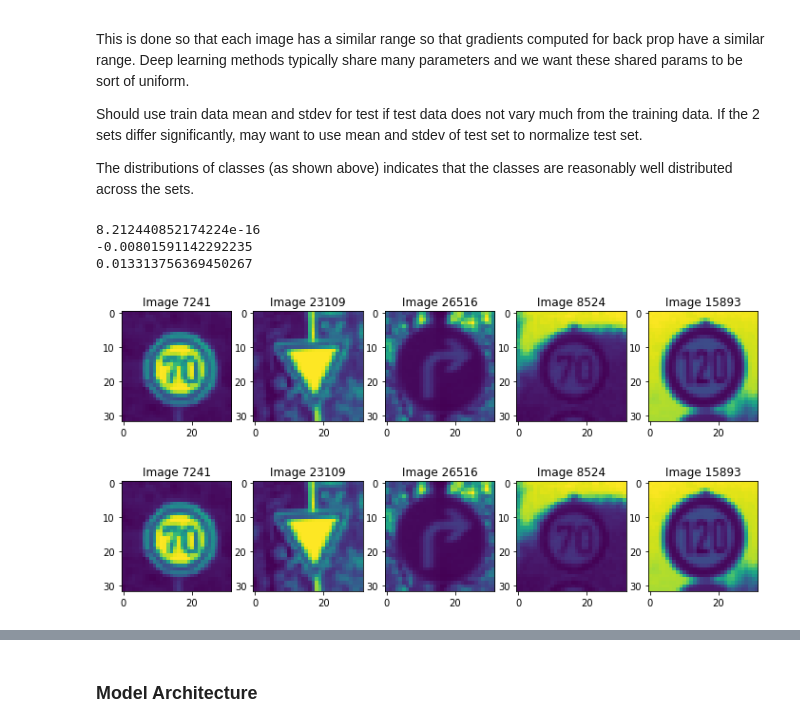
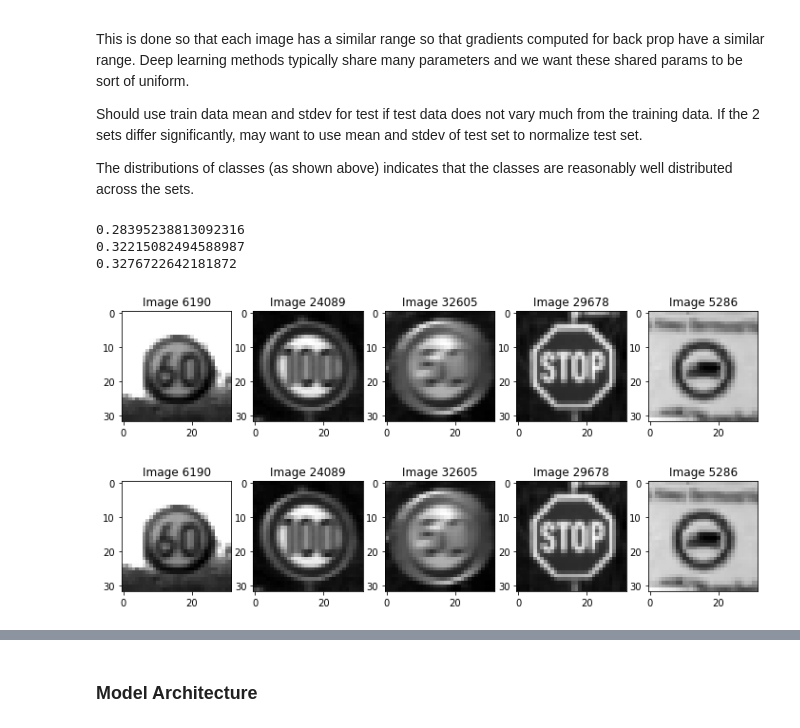
Before and after one commit to mjg042/TrafficSignClassifierHW, a Jupyter notebook: Traffic_Sign_Classifier.ipynb, the cells around one changed output, grey strips where cells are left out. Cells and saved outputs as stored; diff of their text form; code cells hidden in the pictures.

```diff
--- a/Traffic_Sign_Classifier.ipynb
+++ b/Traffic_Sign_Classifier.ipynb
@@ -258,0 +616,18 @@ X_valid = X_valid_gray
+# %%
+"""
+blur
+"""
+idx = np.random.choice(len(X_train_aug), nAugment)
+xaug = X_train_aug[idx,:]
+yaug = y_train_aug[idx]
+xaugTran = CreateNewSetOfImages(xaug, 'blur')
+
+X_train_aug = np.concatenate((X_train_aug, xaugTran), axis=0)
+y_train_aug = np.concatenate((y_train_aug, yaug), axis=0)
+
+nrows = 1
+n = 5
+idx = np.random.choice(len(xaug), n)
+PlotMultipleImages(nrows, n, idx, xaug, cmap='gray')
+print('blur')
+PlotMultipleImages(nrows, n, idx, xaugTran, cmap='gray')
@@ -279,31 +664,49 @@ to use mean and stdev of test set to normalize test set.
 The distributions of classes (as shown above) indicates that the classes are
 reasonably well distributed across the sets.
 # %%
-Xmean = np.mean(X_train)
-Xstdv = np.std(X_train)
-
-XnormTrain = (X_train - Xmean)/Xstdv
+Xmean = np.mean(X_train_aug)
+Xstdv = np.std(X_train_aug)
+"""
+# normalize with the mean and/or stdv from the training set only.
+XnormTrain = (X_train_aug - Xmean)/Xstdv
 XnormTest  = (X_test  - Xmean)/Xstdv
 XnormValid = (X_valid - Xmean)/Xstdv
 
+# normalize with mean
+XnormTrain = X_train_aug/Xmean
+XnormTest  = X_test/Xmean
+XnormValid = X_valid/Xmean
+"""
+# normalize by range of pixel values
+XnormTrain = X_train_aug/255
+XnormTest  = X_test/255
+XnormValid = X_valid/255
+
+"""
+Hopefully the means aren't too different across the datasets.
+"""
 print(np.mean(XnormTrain))
 print(np.mean(XnormTest))
 print(np.mean(XnormValid))
 
 nrows = 1
 nImages = 5
 idx = np.random.choice(len(X_train), nImages)
 # plot unnormalized images
-PlotMultipleImages(nrows, nImages, idx, X_train)
+PlotMultipleImages(nrows, nImages, idx, X_train, cmap='gray')
 # and the same image normalized
-PlotMultipleImages(nrows, nImages, idx, XnormTrain)
+PlotMultipleImages(nrows, nImages, idx, XnormTrain, cmap='gray')
 
-X_train = XnormTrain
+"""
+update the data sets with the normalized data
+"""
+
+X_train_aug = XnormTrain
 X_test = XnormTest
 X_valid = XnormValid
 # %% [output]
-8.212440852174224e-16
--0.00801591142292235
-0.013313756369450267
+0.28395238813092316
+0.32215082494588987
+0.3276722642181872
-[figure, old version]
+[figure, new version]
-[figure, old version]
+[figure, new version]
```
Also changed, not shown: parts of 43 cells of this notebook.
